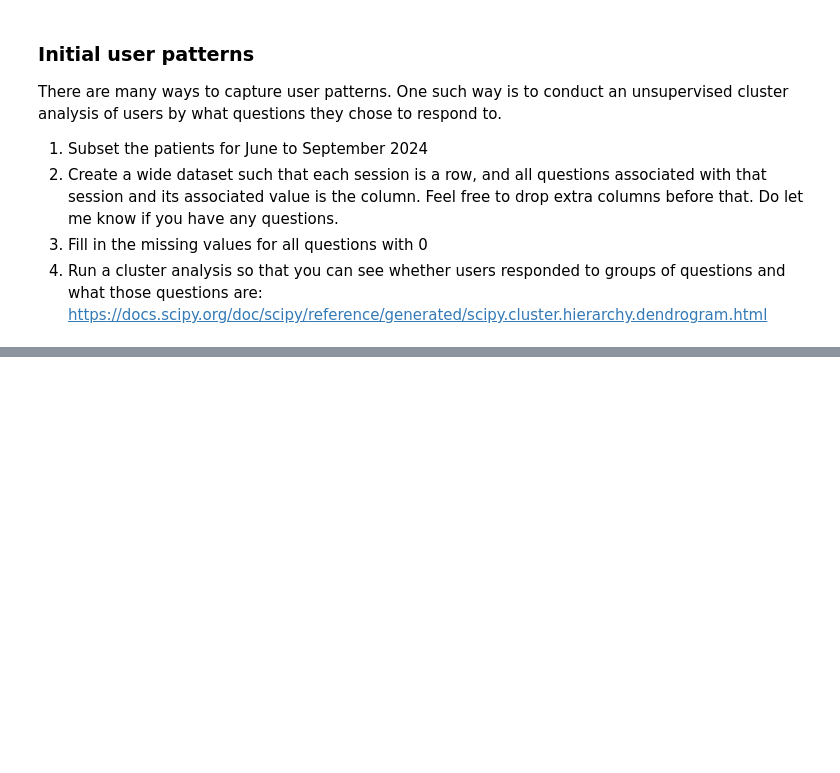
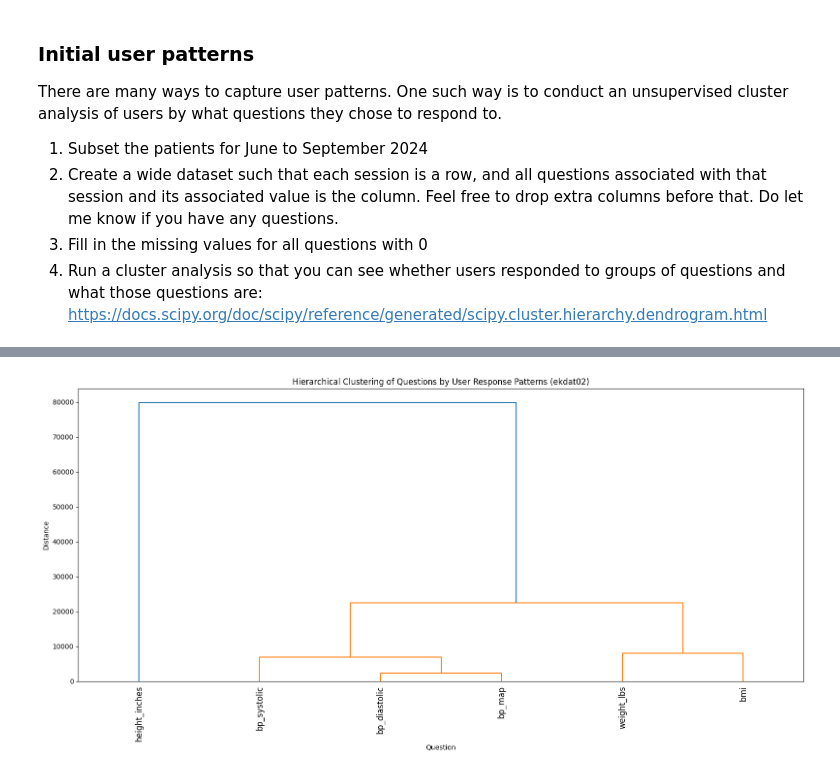
Before and after one commit to chroniq-lab/kiosk_user_patterns, a Jupyter notebook: data/kupdat02_summaries of variables.ipynb, the cells around one changed output, grey strips where cells are left out. Saved outputs shown, nothing was run; the diff lists cells and outputs as text; code cells hidden in the pictures; blank space fills up the shorter version.

```diff
--- a/data/kupdat02_summaries of variables.ipynb
+++ b/data/kupdat02_summaries of variables.ipynb
@@ -178,0 +127,54 @@ plt.show()
+# %%
+ # --- IMPORTS ---
+import pyarrow.dataset as ds
+import pandas as pd
+import numpy as np
+import matplotlib.pyplot as plt
+from scipy.cluster.hierarchy import linkage, dendrogram
+from datetime import datetime
+
+# --- CONFIG ---
+dataset_path = "/Users/carolinechizak/Library/CloudStorage/OneDrive-SharedLibraries-Emory/Varghese, Jithin Sam - Pursuant User Profiles/working/raw/ekdat02"
+
+# --- STEP 1: Load + Filter June–September 2024 Sessions ---
+dataset = ds.dataset(dataset_path, format="parquet")
+df = dataset.to_table().to_pandas()
+df['session_received_utc'] = pd.to_datetime(df['session_received_utc'])
+
+mask = (df['session_received_utc'] >= datetime(2024, 6, 1)) & (df['session_received_utc'] <= datetime(2024, 9, 30))
+df = df[mask]
+
+# --- STEP 2: Separate Metadata from Questions ---
+metadata_cols = [
+    'session_id_mask', 'account_id_mask', 'pseudo_member_id',
+    'session_received_utc', 'session_started_local_time', 'timezone_offset',
+    'location_name', 'street1', 'street2', 'city', 'state', 'zipcode',
+    'birth_year', 'gender', 'ethnicity', 'year', 'month'
+]
+question_cols = [col for col in df.columns if col not in metadata_cols]
+
+# --- STEP 3: Create Wide Format and Clean ---
+wide_df = df[['pseudo_member_id', 'session_id_mask'] + question_cols].drop_duplicates(subset=['pseudo_member_id', 'session_id_mask']).copy()
+wide_df[question_cols] = wide_df[question_cols].apply(pd.to_numeric, errors='coerce').fillna(0)
+
+# --- STEP 4: Sample Up to 20,000 Sessions (Group First) ---
+sample_df = wide_df.groupby(['pseudo_member_id', 'session_id_mask']).first().reset_index()
+sample_df = sample_df.sample(n=min(20000, len(sample_df)), random_state=42)
+
+# --- STEP 5: Transpose for Clustering ---
+X = sample_df[question_cols]
+X_t = X.T  # Transpose: questions as rows, users as columns
+
+# --- STEP 6: Hierarchical Clustering ---
+Z = linkage(X_t, method='ward')
+
+# --- STEP 7: Plot Dendrogram ---
+plt.figure(figsize=(16, 8))
+dendrogram(Z, labels=X_t.index, leaf_rotation=90)
+plt.title('Hierarchical Clustering of Questions by User Response Patterns (ekdat02)')
+plt.xlabel('Question')
+plt.ylabel('Distance')
+plt.tight_layout()
+plt.show()
+# %% [output]
+[figure, added]
```
Also changed, not shown: parts of 9 cells of this notebook, 3 other files.
